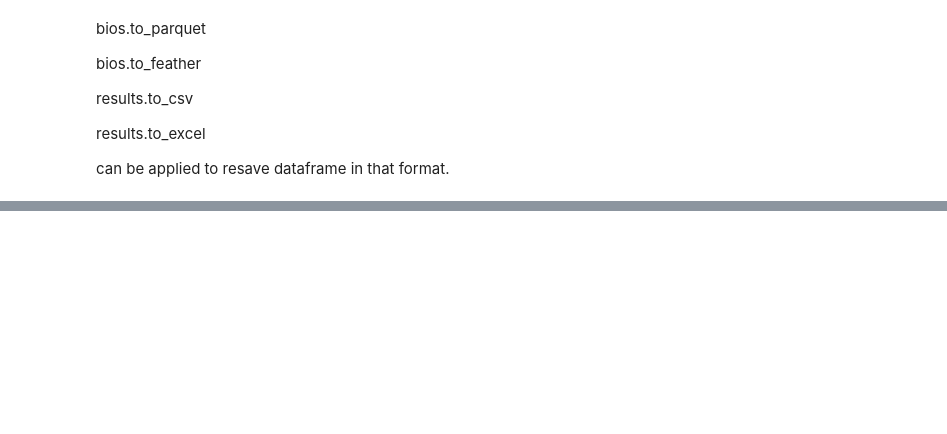
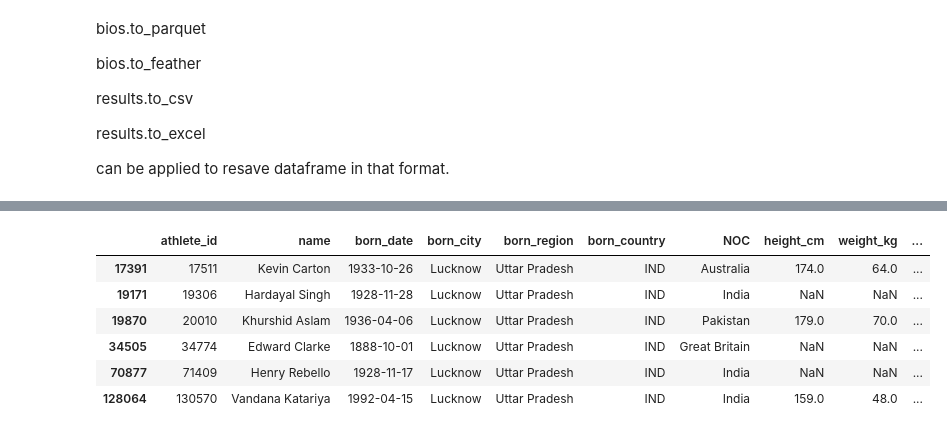
Before and after one commit to DPKamalnayan/DPKamalnayan.github.io, a Jupyter notebook: kagglePandasLibExercise.ipynb, the cells around one changed output, grey strips where cells are left out. Saved outputs shown, nothing was run; the diff lists cells and outputs as text; code cells hidden in the pictures; blank space fills up the shorter version.

```diff
--- a/kagglePandasLibExercise.ipynb
+++ b/kagglePandasLibExercise.ipynb
@@ -133,0 +255,38 @@ can be applied to resave dataframe in that format.
+# %%
+'''
+#Filtering Data
+
+#bios.head()
+#bios.tail()
+#bios.info()
+
+bios.loc[bios['height_cm'] > 215,]
+bios.loc[bios['height_cm'] > 215,['name','height_cm']]
+bios[bios['height_cm'] > 215]
+#short hand
+bios[bios['height_cm'] > 215][['name','height_cm']]
+#multipule filters
+bios[(bios['height_cm'] > 215) & (bios['born_country'] == 'USA')]
+bios[(bios['height_cm'] > 215) & (bios['born_country'] == 'USA')][['born_country','name','height_cm']]
+
+bios.loc[bios['name'].str.contains("Keith")]  # .str methord get the string properties of the datafreame feild and .contains methord
+# RegEx syntax is applicable and very important
+bios.loc[bios['name'].str.contains("Keith", case=False)]
+#bios.loc[bios['name'].str.contains("Keith|patrick", case=False, na=False)]
+
+bios[bios['born_country'] == 'IND']
+
+bios[bios['born_country'].isin(["IND","FRA"])]
+
+bios[bios['born_country'].isin(["IND","FRA","USA"]) & (bios['name'].str.startswith("Keith"))]
+bios.query('born_country == "IND" and born_city == "Lucknow"')
+
+'''
+# %% [output]
+|  | athlete_id | name | born_date | born_city | born_region | born_country | NOC | height_cm | weight_kg | ... |
+| 17391 | 17511 | Kevin Carton | 1933-10-26 | Lucknow | Uttar Pradesh | IND | Australia | 174.0 | 64.0 | ... |
+| 19171 | 19306 | Hardayal Singh | 1928-11-28 | Lucknow | Uttar Pradesh | IND | India | NaN | NaN | ... |
+| 19870 | 20010 | Khurshid Aslam | 1936-04-06 | Lucknow | Uttar Pradesh | IND | Pakistan | 179.0 | 70.0 | ... |
+| 34505 | 34774 | Edward Clarke | 1888-10-01 | Lucknow | Uttar Pradesh | IND | Great Britain | NaN | NaN | ... |
+| 70877 | 71409 | Henry Rebello | 1928-11-17 | Lucknow | Uttar Pradesh | IND | India | NaN | NaN | ... |
+| 128064 | 130570 | Vandana Katariya | 1992-04-15 | Lucknow | Uttar Pradesh | IND | India | 159.0 | 48.0 | ... |
```
Also changed, not shown: parts of 6 cells of this notebook.
